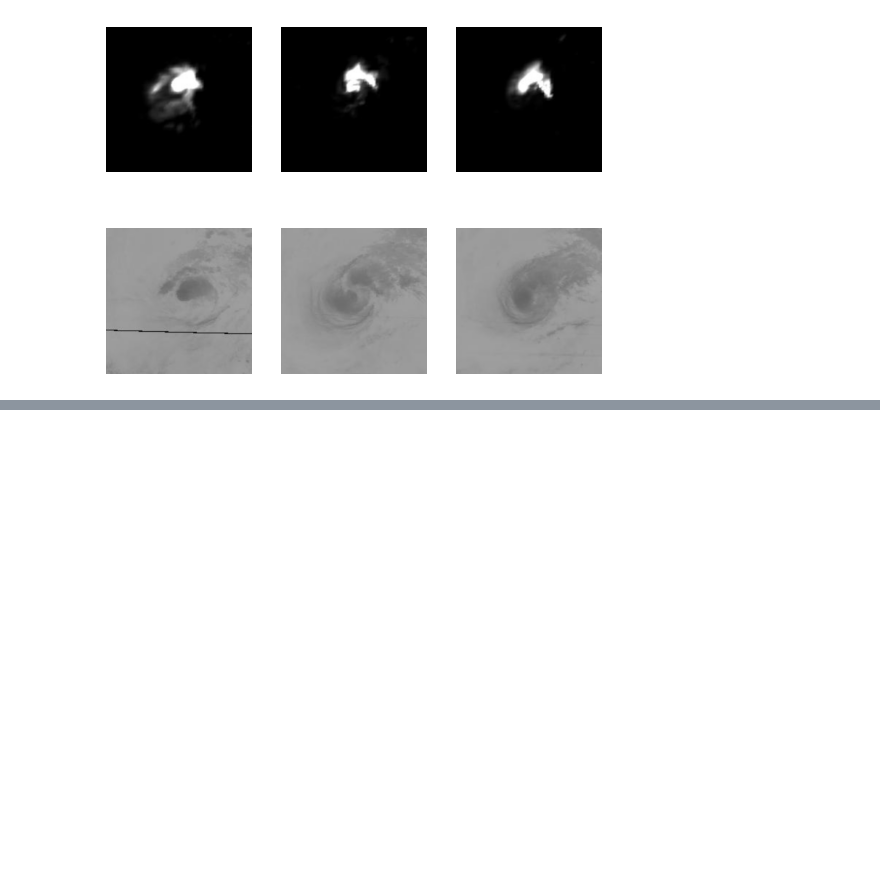
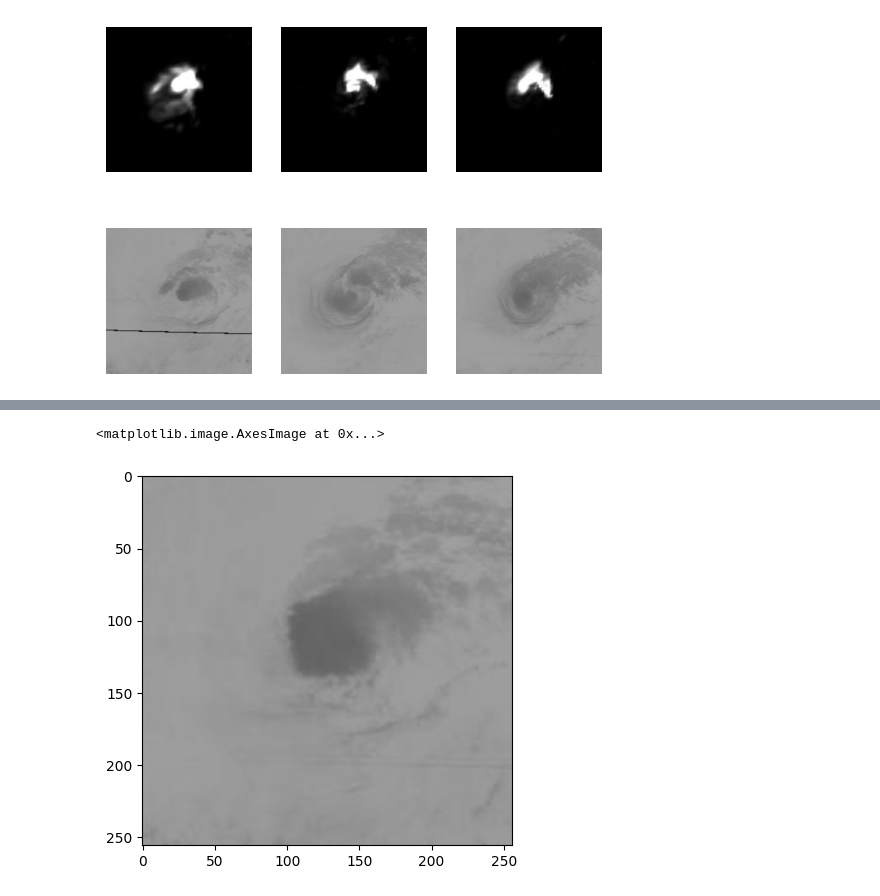
Before and after one commit to kbdharun/kaggle-notebooks, a Jupyter notebook: cyclone-cyclegan.ipynb, the cells around one changed output, grey strips where cells are left out. Cells and saved outputs as stored; diff of their text form; code cells hidden in the pictures; blank space fills up the shorter version.

```diff
--- a/cyclone-cyclegan.ipynb
+++ b/cyclone-cyclegan.ipynb
@@ -420,0 +414,19 @@ I0000 00:00:1709206897.331578     105 device_compiler.h:186] Compiled cluster us
+# %%
+def save_models(step, g_model_AtoB, g_model_BtoA):
+    # Create a directory named 'models' if it doesn't exist
+    # This is where the models will be saved
+    if not os.path.exists('models'):
+        os.makedirs('models')
+
+    # Save the first generator model (A to B)
+    # The filename includes the current step number (plus one), formatted as a six-digit number
+    filename1 = 'models/g_model_AtoB_%06d.keras' % (step+1)
+    g_model_AtoB.save(filename1)
+
+    # Save the second generator model (B to A)
+    # The filename includes the current step number (plus one), formatted as a six-digit number
+    filename2 = 'models/g_model_BtoA_%06d.keras' % (step+1)
+    g_model_BtoA.save(filename2)
+
+    # Print a message indicating that the models have been saved
+    print('> Saved: %s and %s' % (filename1, filename2))
@@ -420,0 +751,17 @@ I0000 00:00:1709206897.331578     105 device_compiler.h:186] Compiled cluster us
+# %%
+def select_sample(dataset, n_samples):
+ # choose random instances
+ ix = randint(0, dataset.shape[0], n_samples)
+ # retrieve selected images
+ print(ix)
+ X = dataset[ix]
+ return X
+
+A_real = select_sample(B_data, 1)
+B_generated  = model_BtoA.predict(A_real)
+A_reconstructed = model_AtoB.predict(B_generated)
+# A_real=cv2.cvtColor(A_real[0], cv2.COLOR_BGR2GRAY)
+# B_generated = cv2.cvtColor(B_generated[0], cv2.COLOR_BGR2GRAY)
+# A_reconstructed = cv2.cvtColor(A_reconstructed[0], cv2.COLOR_BGR2GRAY)
+print(A_real.shape,B_generated.shape,A_reconstructed.shape)
+print(A_real)
@@ -420,0 +846,7 @@ I0000 00:00:1709206897.331578     105 device_compiler.h:186] Compiled cluster us
+# %%
+import matplotlib.pyplot as plt
+imagesX=(A_real[0] + 1) / 2.0
+plt.imshow(imagesX)
+# %% [output]
+<matplotlib.image.AxesImage at 0x...>
+[figure, added]
```
Also changed, not shown: parts of 42 cells of this notebook.
